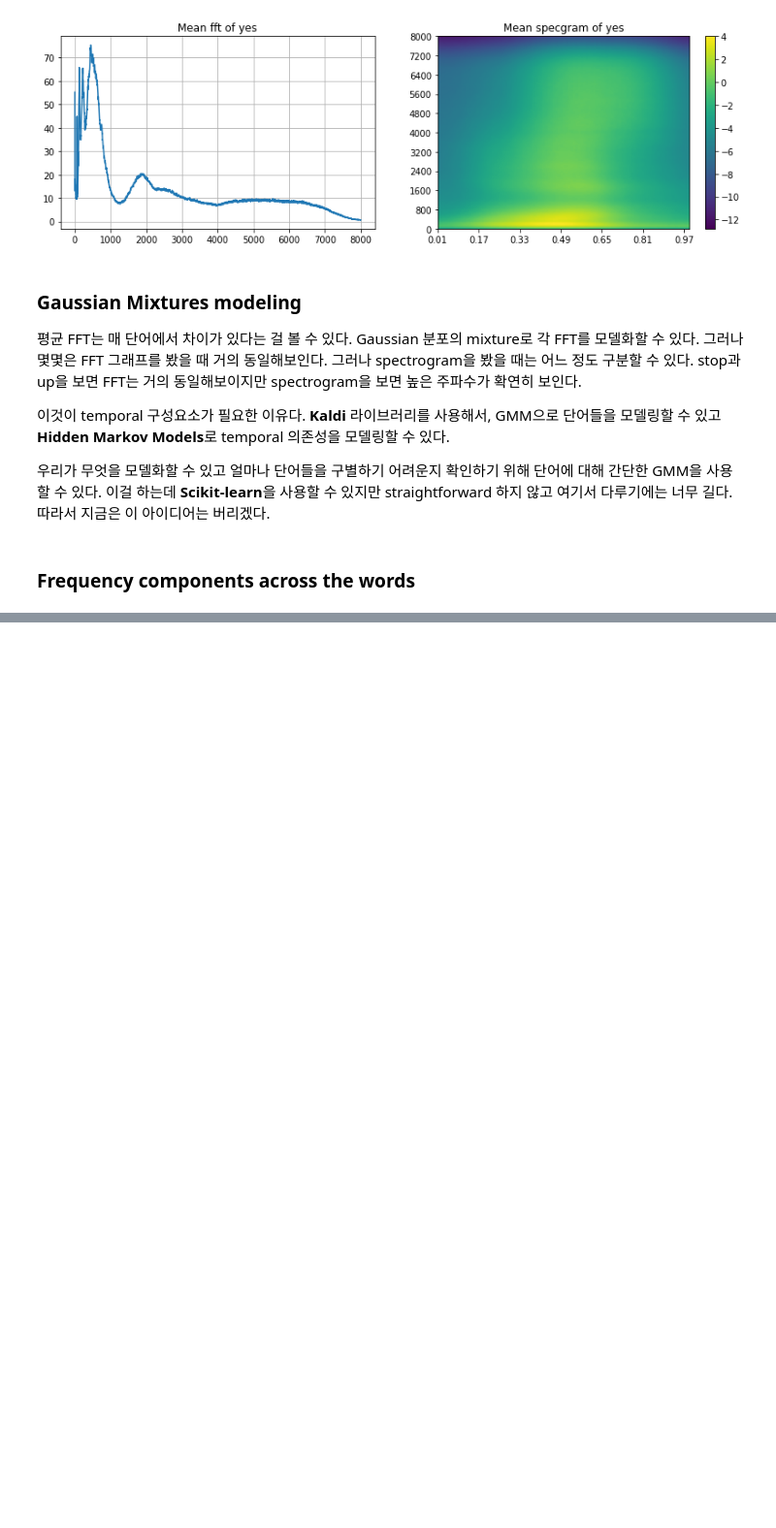
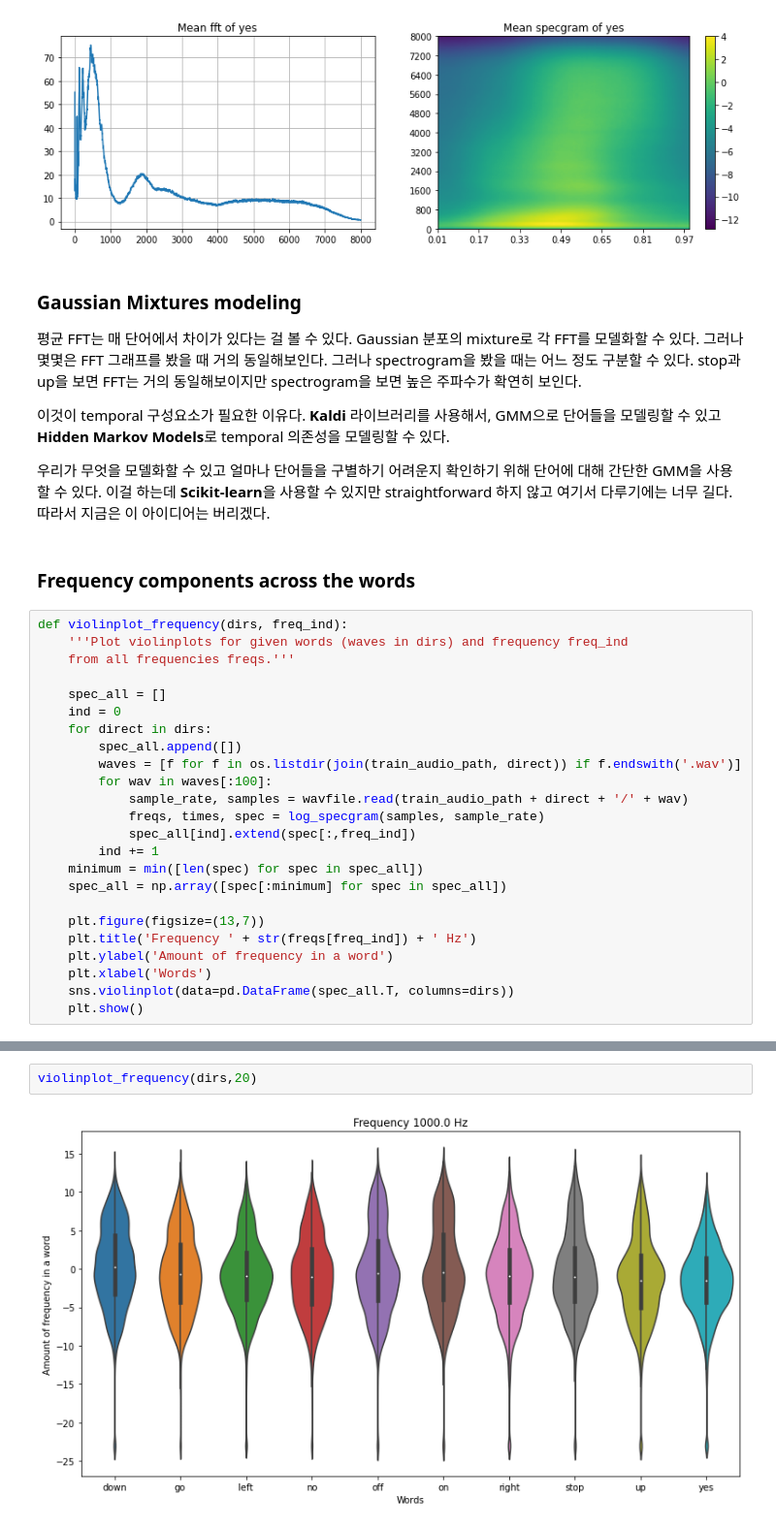
Before and after one commit to jyshin0926/Noise-Reduction, a Jupyter notebook: SpeechDataAnalysis_kaggle.ipynb, the cells around one changed output, grey strips where cells are left out. Shown at 97% size. Saved outputs shown, nothing was run; the diff lists cells and outputs as text; blank space fills up the shorter version.

```diff
--- a/SpeechDataAnalysis_kaggle.ipynb
+++ b/SpeechDataAnalysis_kaggle.ipynb
@@ -497,3 +497,27 @@ for direct in dirs:
 우리가 무엇을 모델화할 수 있고 얼마나 단어들을 구별하기 어려운지 확인하기 위해 단어에 대해 간단한 GMM을 사용할 수 있다. 이걸 하는데 **Scikit-learn**을 사용할 수 있지만 straightforward 하지 않고 여기서 다루기에는 너무 길다. 따라서 지금은 이 아이디어는 버리겠다.
 # %% [markdown]
 ### Frequency components across the words
+# %%
+def violinplot_frequency(dirs, freq_ind):
+    '''Plot violinplots for given words (waves in dirs) and frequency freq_ind
+    from all frequencies freqs.'''
+
+    spec_all = []
+    ind = 0
+    for direct in dirs:
+        spec_all.append([])
+        waves = [f for f in os.listdir(join(train_audio_path, direct)) if f.endswith('.wav')]
+        for wav in waves[:100]:
+            sample_rate, samples = wavfile.read(train_audio_path + direct + '/' + wav)
+            freqs, times, spec = log_specgram(samples, sample_rate)
+            spec_all[ind].extend(spec[:,freq_ind])
+        ind += 1
+    minimum = min([len(spec) for spec in spec_all])
+    spec_all = np.array([spec[:minimum] for spec in spec_all])
+
+    plt.figure(figsize=(13,7))
+    plt.title('Frequency ' + str(freqs[freq_ind]) + ' Hz')
+    plt.ylabel('Amount of frequency in a word')
+    plt.xlabel('Words')
+    sns.violinplot(data=pd.DataFrame(spec_all.T, columns=dirs))
+    plt.show()
@@ -499,0 +538,4 @@ for direct in dirs:
+# %%
+violinplot_frequency(dirs,20)
+# %% [output]
+[figure, added]
```
Also changed, not shown: parts of 3 cells of this notebook.
